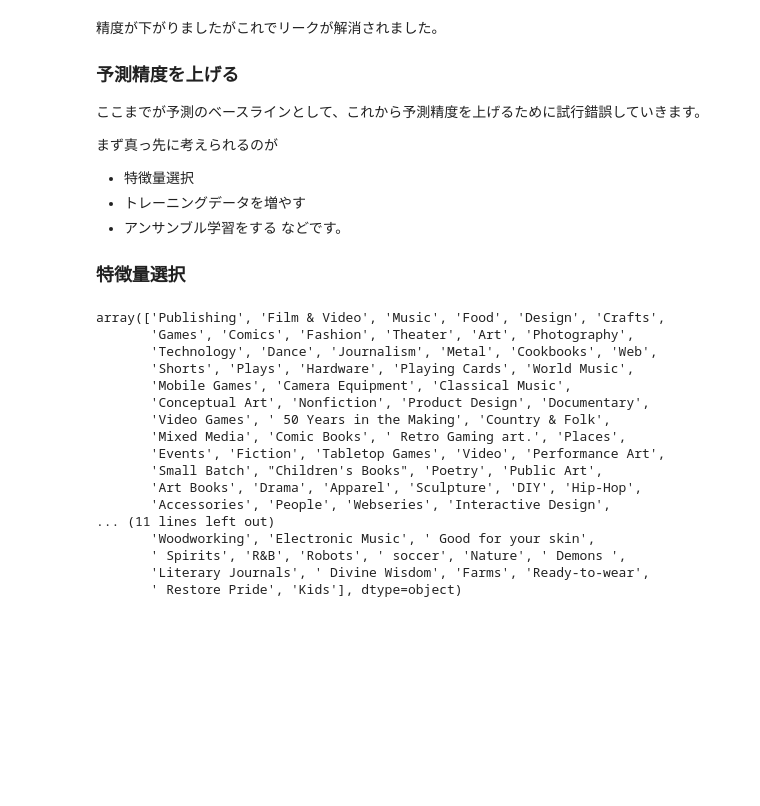
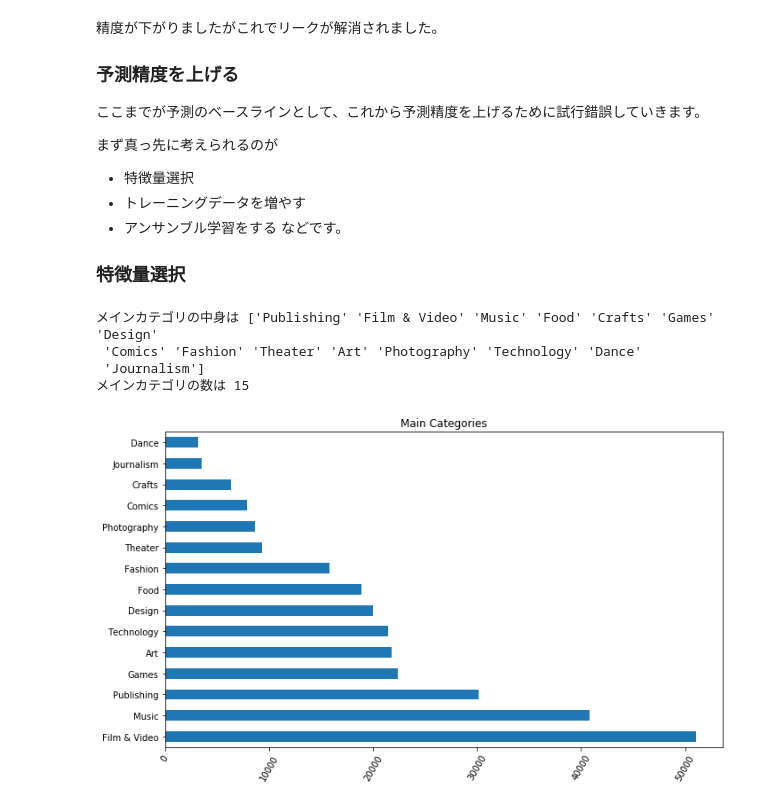
Before and after one commit to e4rll/2021dataSeminar, a Jupyter notebook: 06/06.ipynb, the cells around one changed output. Saved outputs shown, nothing was run; the diff lists cells and outputs as text; code cells hidden in the pictures; blank space fills up the shorter version.

```diff
--- a/06/06.ipynb
+++ b/06/06.ipynb
@@ -141,23 +141,16 @@ F1値（F1-score） = 72.123%
 url = 'https://raw.githubusercontent.com/24ta/2021dataSeminar/master/06/data1_2.csv'
 res = requests.get(url).content
 df = pd.read_csv(StringIO(res.decode('utf-8')), header=0, index_col=0)
-# %%
-df['main_category'].unique()
-# %% [output]
-array(['Publishing', 'Film & Video', 'Music', 'Food', 'Design', 'Crafts',
-       'Games', 'Comics', 'Fashion', 'Theater', 'Art', 'Photography',
-       'Technology', 'Dance', 'Journalism', 'Metal', 'Cookbooks', 'Web',
-       'Shorts', 'Plays', 'Hardware', 'Playing Cards', 'World Music',
-       'Mobile Games', 'Camera Equipment', 'Classical Music',
-       'Conceptual Art', 'Nonfiction', 'Product Design', 'Documentary',
-       'Video Games', ' 50 Years in the Making', 'Country & Folk',
-       'Mixed Media', 'Comic Books', ' Retro Gaming art.', 'Places',
-       'Events', 'Fiction', 'Tabletop Games', 'Video', 'Performance Art',
-       'Small Batch', "Children's Books", 'Poetry', 'Public Art',
-       'Art Books', 'Drama', 'Apparel', 'Sculpture', 'DIY', 'Hip-Hop',
-       'Accessories', 'People', 'Webseries', 'Interactive Design',
-... (11 lines left out)
-       'Woodworking', 'Electronic Music', ' Good for your skin',
-       ' Spirits', 'R&B', 'Robots', ' soccer', 'Nature', ' Demons ',
-       'Literary Journals', ' Divine Wisdom', 'Farms', 'Ready-to-wear',
-       ' Restore Pride', 'Kids'], dtype=object)
+# %%
+print('メインカテゴリの中身は', df['main_category'].unique())
+print('メインカテゴリの数は', df['main_category'].nunique())
+
+df['main_category'].value_counts().plot(kind='barh',
+                                       figsize=(10,6),
+                                       title='Main Categories')
+# %% [output]
+メインカテゴリの中身は ['Publishing' 'Film & Video' 'Music' 'Food' 'Crafts' 'Games' 'Design'
+ 'Comics' 'Fashion' 'Theater' 'Art' 'Photography' 'Technology' 'Dance'
+ 'Journalism']
+メインカテゴリの数は 15
+[figure, added]
```
Also changed, not shown: parts of 3 cells of this notebook, 2 other files.
